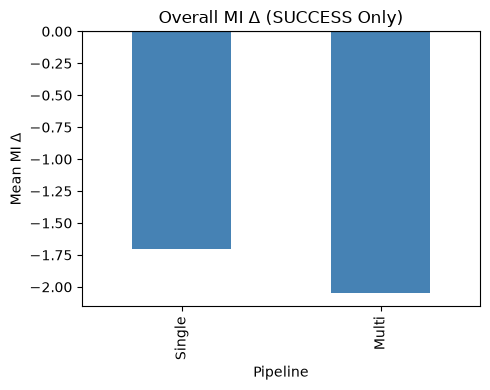
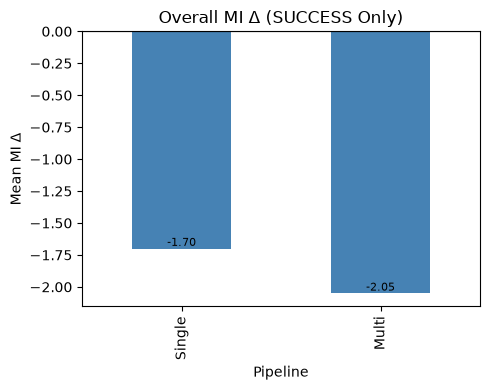
The change to this notebook cell's code, shown as a diff; its figure went from the first image to the second:
--- before
+++ after
@@ -6,5 +6,5 @@
     print(f'{label} (n={n}):  ΔMI = {m:+.2f} +/- {s:.2f}  (median: {med:+.2f})')
     rows.append({'Pipeline':label,'ΔMI':round(m,2)})
-pd.DataFrame(rows).set_index('Pipeline').plot.bar(figsize=(5,4),color=['steelblue','coral'],legend=False)
+ax = pd.DataFrame(rows).set_index('Pipeline').plot.bar(figsize=(5,4),color=['steelblue','coral'],legend=False)
 for p in ax.patches:
     ax.annotate(f'{p.get_height():+.2f}',(p.get_x()+p.get_width()/2,p.get_height()),ha='center',va='bottom',fontsize=8)

Commit: fix: add missing ax= assignment in 3 notebook bar charts, re-execute all, extract charts